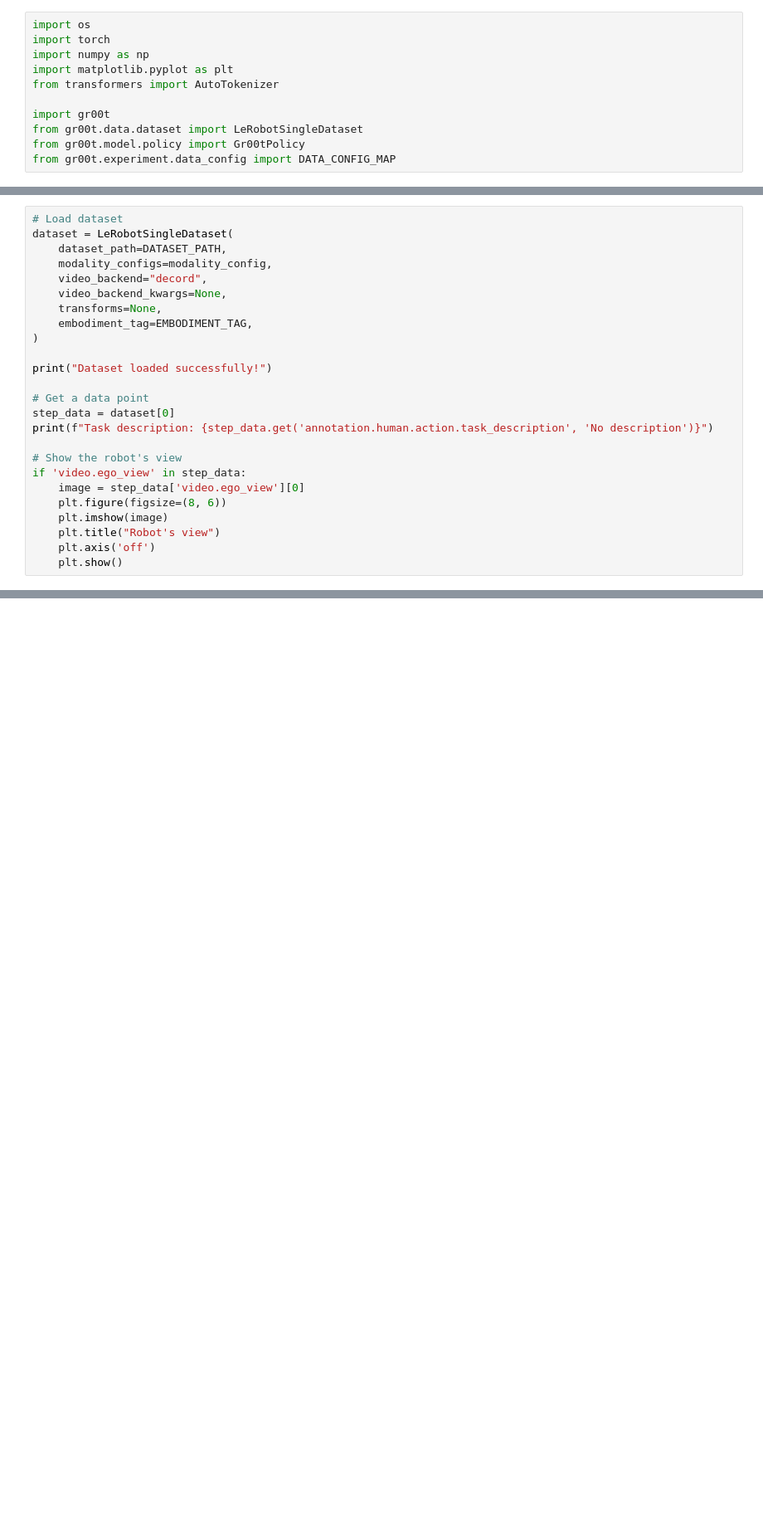
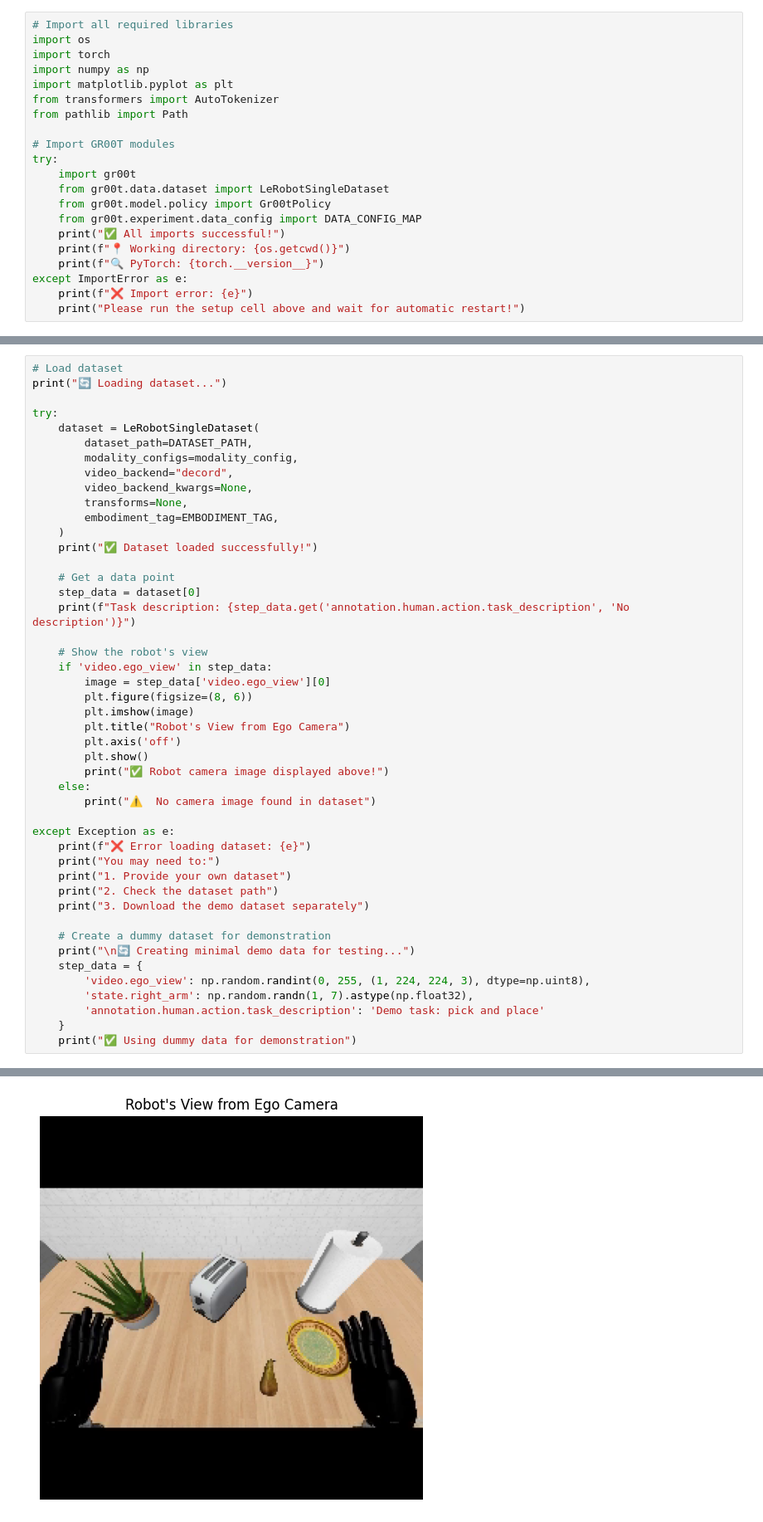
Before and after one commit to NVIDIA/Isaac-GR00T, a Jupyter notebook: getting_started/1_gr00t_inference_with_vocab_projection.ipynb, the cells around one changed output, grey strips where cells are left out. Shown at 83% size. Saved outputs shown, nothing was run; the diff lists cells and outputs as text; blank space fills up the shorter version.

```diff
--- a/getting_started/1_gr00t_inference_with_vocab_projection.ipynb
+++ b/getting_started/1_gr00t_inference_with_vocab_projection.ipynb
@@ -5,11 +211,21 @@ This notebook shows basic inference and demonstrates what "words" the VLM is thi
 # %%
+# Import all required libraries
 import os
 import torch
 import numpy as np
 import matplotlib.pyplot as plt
 from transformers import AutoTokenizer
+from pathlib import Path
 
-import gr00t
-from gr00t.data.dataset import LeRobotSingleDataset
-from gr00t.model.policy import Gr00tPolicy
-from gr00t.experiment.data_config import DATA_CONFIG_MAP
+# Import GR00T modules
+try:
+    import gr00t
+    from gr00t.data.dataset import LeRobotSingleDataset
+    from gr00t.model.policy import Gr00tPolicy
+    from gr00t.experiment.data_config import DATA_CONFIG_MAP
+    print("✅ All imports successful!")
+    print(f"📍 Working directory: {os.getcwd()}")
+    print(f"🔍 PyTorch: {torch.__version__}")
+except ImportError as e:
+    print(f"❌ Import error: {e}")
+    print("Please run the setup cell above and wait for automatic restart!")
@@ -42,25 +309,47 @@ print("Policy loaded successfully!")
 # %%
 # Load dataset
-dataset = LeRobotSingleDataset(
-    dataset_path=DATASET_PATH,
-    modality_configs=modality_config,
-    video_backend="decord",
-    video_backend_kwargs=None,
-    transforms=None,
-    embodiment_tag=EMBODIMENT_TAG,
-)
+print("🔄 Loading dataset...")
 
-print("Dataset loaded successfully!")
+try:
+    dataset = LeRobotSingleDataset(
+        dataset_path=DATASET_PATH,
+        modality_configs=modality_config,
+        video_backend="decord",
+        video_backend_kwargs=None,
+        transforms=None,
+        embodiment_tag=EMBODIMENT_TAG,
+    )
+    print("✅ Dataset loaded successfully!")
 
-# Get a data point
-step_data = dataset[0]
-print(f"Task description: {step_data.get('annotation.human.action.task_description', 'No description')}")
+    # Get a data point
+    step_data = dataset[0]
+    print(f"Task description: {step_data.get('annotation.human.action.task_description', 'No description')}")
 
-# Show the robot's view
-if 'video.ego_view' in step_data:
-    image = step_data['video.ego_view'][0]
-    plt.figure(figsize=(8, 6))
-    plt.imshow(image)
-    plt.title("Robot's view")
-    plt.axis('off')
-    plt.show()
+    # Show the robot's view
+    if 'video.ego_view' in step_data:
+        image = step_data['video.ego_view'][0]
+        plt.figure(figsize=(8, 6))
+        plt.imshow(image)
+        plt.title("Robot's View from Ego Camera")
+        plt.axis('off')
+        plt.show()
+        print("✅ Robot camera image displayed above!")
+    else:
+        print("⚠️  No camera image found in dataset")
+
+except Exception as e:
+    print(f"❌ Error loading dataset: {e}")
+    print("You may need to:")
+    print("1. Provide your own dataset")
+    print("2. Check the dataset path")
+    print("3. Download the demo dataset separately")
+
+    # Create a dummy dataset for demonstration
+    print("\n🔄 Creating minimal demo data for testing...")
+    step_data = {
+        'video.ego_view': np.random.randint(0, 255, (1, 224, 224, 3), dtype=np.uint8),
+        'state.right_arm': np.random.randn(1, 7).astype(np.float32),
+        'annotation.human.action.task_description': 'Demo task: pick and place'
+    }
+    print("✅ Using dummy data for demonstration")
+# %% [output]
@@ -66,0 +360 @@ if 'video.ego_view' in step_data:
+[figure, added]
```
Also changed, not shown: parts of 29 cells of this notebook, 6 other files.
